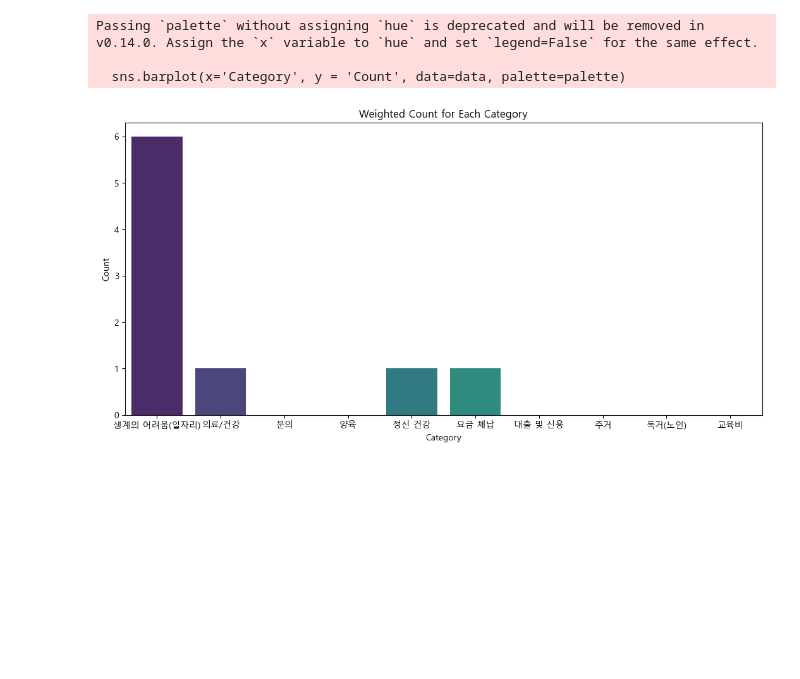
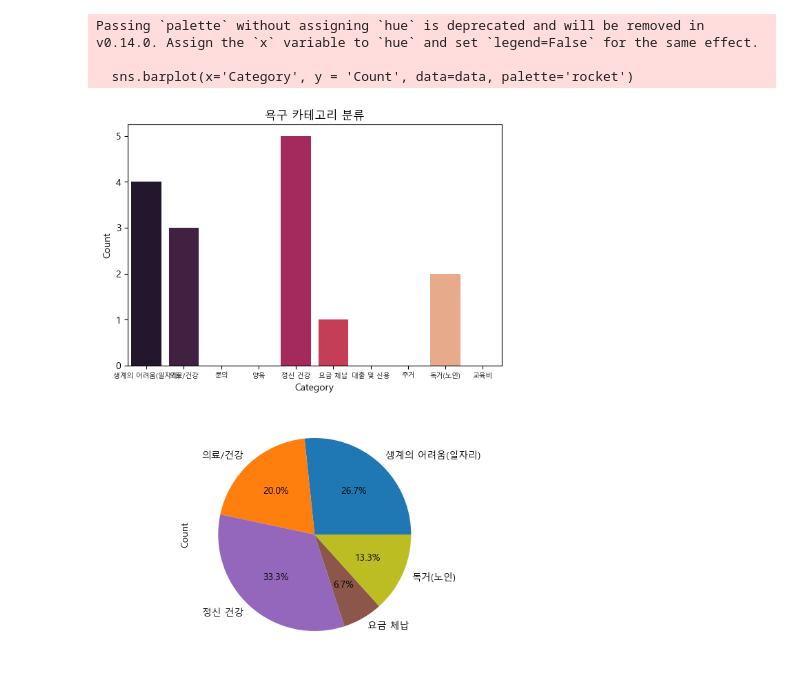
Before and after one commit to taekyungss/2023-2-DSC4007-1--, a Jupyter notebook: text mining/text_mining2.ipynb, the cells around one changed output. Drawn from its saved outputs; the diff is of its cells as text; code cells hidden in the pictures; blank space fills up the shorter version.

```diff
--- a/text mining/text_mining2.ipynb
+++ b/text mining/text_mining2.ipynb
@@ -23,7 +27,8 @@ spacing = Spacing()
 const_doc = spacing(text)
 tokens_const = [word for word, pos in t.pos(const_doc, stem=True) if pos in ('Noun','Adjective')]
 tokens_const = [token for token in tokens_const if token not in ['좀','혹시','지금','이제','상담사','조금','말씀','저희','계층','사회','못','그','것','있다',
-                                                                 '줄','수','더','구','있나','한지','돼','거','없다','뭔가','요','네']]
+                                                                 '줄','수','더','구','있나','한지','돼','거','없다','뭔가','요','네','아니다',
+                                                                 '같다','살','인하다','안','고요','주시','해','이다']]
 
 
 
@@ -88,22 +93,32 @@ def visualize_weighted_count(counts, category_names):
     palette = sns.color_palette("viridis", n_colors=len(data))
 
     # 그래프 그리기
-    plt.figure(figsize=(13, 6))
-    sns.barplot(x='Category', y = 'Count', data=data, palette=palette)
-    plt.title('Weighted Count for Each Category')
+    plt.figure(figsize=(7, 10))
+    plt.subplot(2,1,1)
+    sns.barplot(x='Category', y = 'Count', data=data, palette='rocket')
+    plt.xticks(fontsize=7)
+    plt.title('욕구 카테고리 분류')
+
+    plt.subplot(2,1,2)
+    pie_chart = data['Count'].plot.pie(autopct=lambda p: f'{p:.1f}%' if p > 0 else '', labels=data['Category'])
+
+# 각 섹션에 해당하는 카테고리 이름을 레이블로 추가
+    # for count, label in zip(data['Count'], data['Category']):
+    #   pie_chart.text(0, 0, f'{count}:\n{label}', fontsize=10)
+    # plt.title('욕구 카테고리 분류')
     plt.show()
 
 def main():
     list_1 =['생활비','생활','형편','통장','빌리다','모으다','지출','월세','코로나','월급','수입','직장',
              '일자리','회사','근무','일용직','아르바이트','대리운전','그만두다','퇴사','잔고','퇴직금','재취업',
              '이력서','노력','포기','취업','취직','도움','힘들다','어려운','버티다','부담','어렵다','청하다',
-             '실업','퇴직','실업급여','일용직','사장님','잘리다','직장','일']
+             '실업','퇴직','실업급여','일용직','사장님','잘리다','직장','일','실직','알바']
     list_2 = ['병원','치료','수술','진단','검사','진료','입원','응급실','복용','처방','수면제','정신과','백신',
               '진통제','항암','약물','물리치료','아픈','심한','통증','증상','질병','골절','후유증','마비','병원비','비용','의료비','치료비','수술비',
               '비급여','약값','입원비','가병비','허리','다리','머리','어깨','무릎','발목','손목','목','허리',
               '정형외과','당뇨','고혈압','뇌출혈','뇌경색','조현병','혈압','심장','두통','신장','유방암','교통사고','사고',
               '방치','산재','다치다','쓰러지다','넘어지다','일상생활','움직이다','재활','재발','요양병원','간병',
-              '대학병원','보호자','중환자실','요양원','간병인','보건소','산정특례']
+              '대학병원','보호자','중환자실','요양원','간병인','보건소','산정특례','항생제']
     list_3 = ['실무자','구청','직원','관할','심사','행정복지센터','안내','통보','온라인','내용',
               '이해','설명','전달','기다리다','답변','서류','제출','접수','신청','진단서','발급','문자','카톡']
     list_4 = ['아이','이혼','한부모','가정','딸아이','큰아이','아이아빠','애아빠','이혼후','키우다','양육','맡기다',
@@ -111,34 +126,34 @@ def main():
               '대학생','졸업','독립','입학','학업','진학','자취','공부','기숙사','힉생']
     list_5 = ['우울','우울증','공황장애','불안장애','스트레스','대인기피증','불면증','불안정','자살시도','극단적',
               '긴급지원','상담','의지','용기','혼자','정신과','답답하다','피하다','떠나다','미루다','무너지다','무섭다',
-              '두렵다','괴롭다','자해','자살','힘들다','쓸쓸하다']
+              '두렵다','괴롭다','자해','자살','힘들다','쓸쓸하다','심정']
     list_6 = ['스마트폰','공과금','관리비','전기','건강보험료','가스비','세금','임대료','도시가스','의료보험','보험료',
               '통신비','교통비','집세','수도세','연체','체납','요금','끊기다','정지','중단','압류','밀리다',
               '단전','단수','단가스','전기료','국민연금','주거관리비','내다']
     list_7 = ['대출금','대출이자','전세대출','신용대출','담보','담보대출','보증','신용카드','부채','높은',
               '채무','상환','카드값','쌓이다','개인회생','신용불량','신용불량자','신용','신용회복위원회','막히다',
               '카드론','입금','계좌','은행','금융권','사업실패','파산','벅찬','허덕이다','신용불량']
     list_8 = ['반지하','주거','아파트','전세','월세집','임대주택','임대아파트','전세임대','당첨','청약','선정','생활지원',
               '계약','집주인','재계약','만기','만료','부동산','입주','경매','전세사기','보증금','이사비용','이사']
     list_9 = ['거주','오래','주택','환경','주거환경','임대','건물','공사','수리','교체','치아','노후','임플란트','보일러',
               '바닥','장판','화장실','음식','관리','여름','곰팡이','심각한','기초','독거노인','노인','고령','제공','거부','혼자']
     list_10 = ['교육비','교육','급여','소득','재산','혜택','복지혜택','기준','조건']
 
     category_lists = [list_1, list_2, list_3, list_4, list_5, list_6,list_7,list_8,list_9,list_10]
     # weights = [3.4, 2.7, 3, 2.7, 2.4, 3.6]
 
     category_names = ["생계의 어려움(일자리)", "의료/건강", "문의", "양육", "정신 건강", "요금 체납", "대출 및 신용","주거","독거(노인)","교육비"]
 
     # tokens_const는 미리 정의되어 있다고 가정합니다.
     counts = [sum(1 for token in tokens_const if token in category_list) for category_list in category_lists]
 
     # 결과 시각화
     visualize_weighted_count(counts, category_names)
 
 if __name__ == "__main__":
     main()
 # %% [output]
 Passing `palette` without assigning `hue` is deprecated and will be removed in v0.14.0. Assign the `x` variable to `hue` and set `legend=False` for the same effect.
 
-  sns.barplot(x='Category', y = 'Count', data=data, palette=palette)
+  sns.barplot(x='Category', y = 'Count', data=data, palette='rocket')
-[figure, old version]
+[figure, new version]
```
Also changed, not shown: parts of 3 cells of this notebook.
